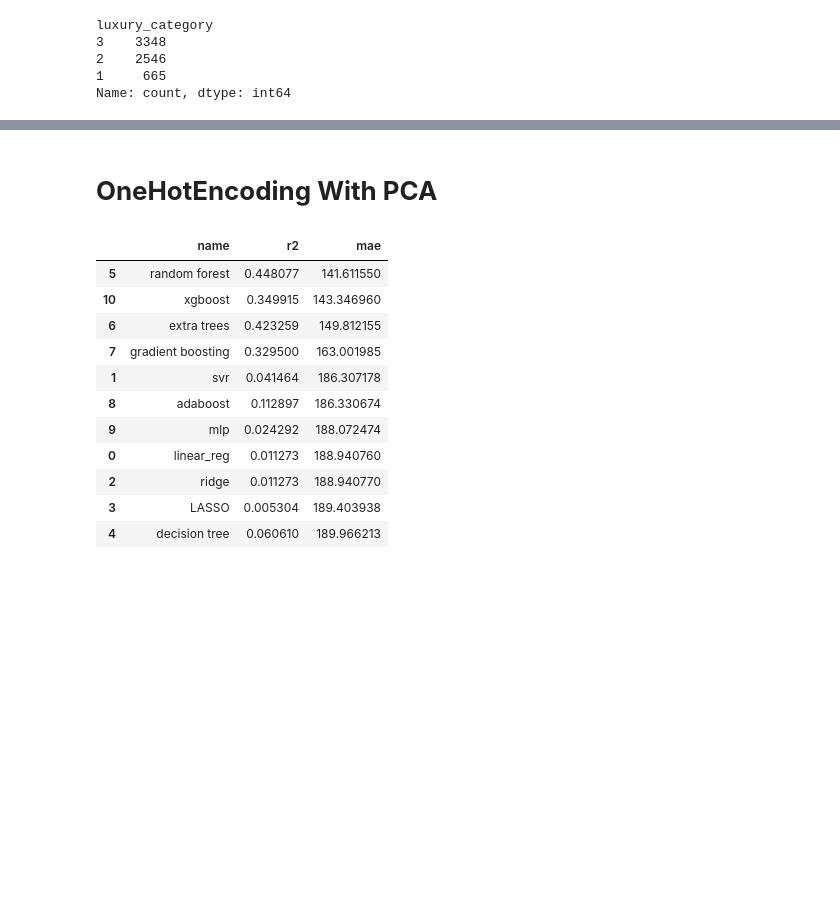
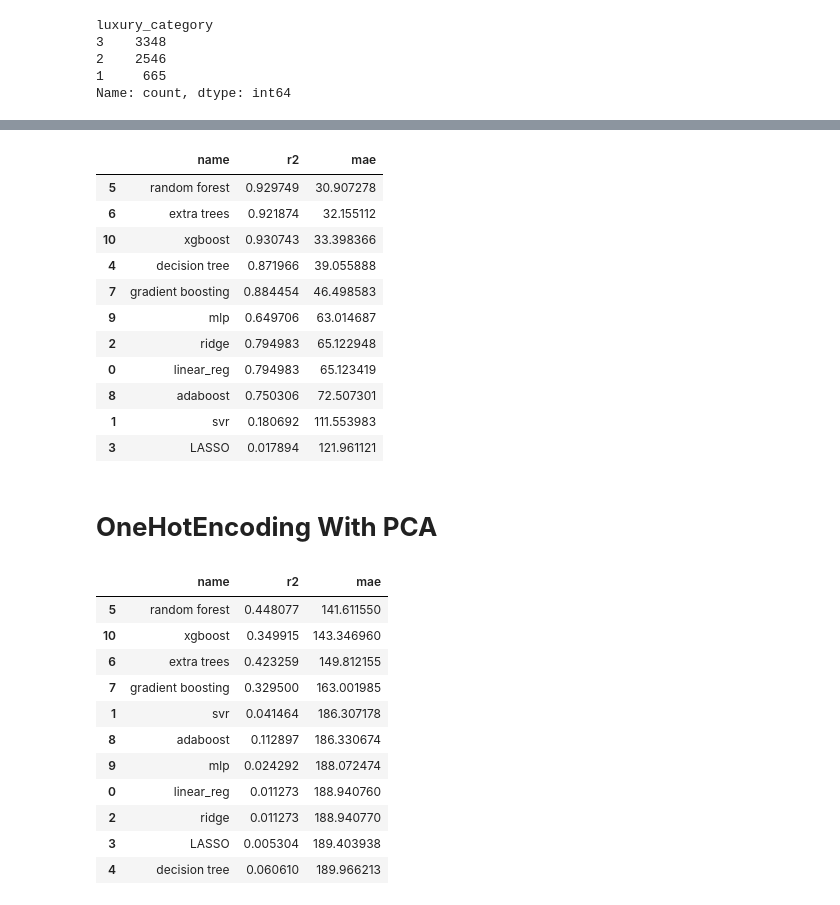
Before and after one commit to vaibhavO1/CapStone-Project, a Jupyter notebook: basline_model_selection.ipynb, the cells around one changed output, grey strips where cells are left out. Cells and saved outputs as stored; diff of their text form; code cells hidden in the pictures; blank space fills up the shorter version.

Commit message:
final model selection(rfr)

```diff
--- a/basline_model_selection.ipynb
+++ b/basline_model_selection.ipynb
@@ -467,3 +526,18 @@ model_df.sort_values(['mae'])
+# %%
+model_df.sort_values(['mae']) # onehotencoding to city only
+# %% [output]
+|  | name | r2 | mae |
+| 5 | random forest | 0.929749 | 30.907278 |
+| 6 | extra trees | 0.921874 | 32.155112 |
+| 10 | xgboost | 0.930743 | 33.398366 |
+| 4 | decision tree | 0.871966 | 39.055888 |
+| 7 | gradient boosting | 0.884454 | 46.498583 |
+| 9 | mlp | 0.649706 | 63.014687 |
+| 2 | ridge | 0.794983 | 65.122948 |
+| 0 | linear_reg | 0.794983 | 65.123419 |
+| 8 | adaboost | 0.750306 | 72.507301 |
+| 1 | svr | 0.180692 | 111.553983 |
+| 3 | LASSO | 0.017894 | 121.961121 |
 # %% [markdown]
 # **OneHotEncoding With PCA**
 # %%
```
Also changed, not shown: parts of 67 cells of this notebook.
